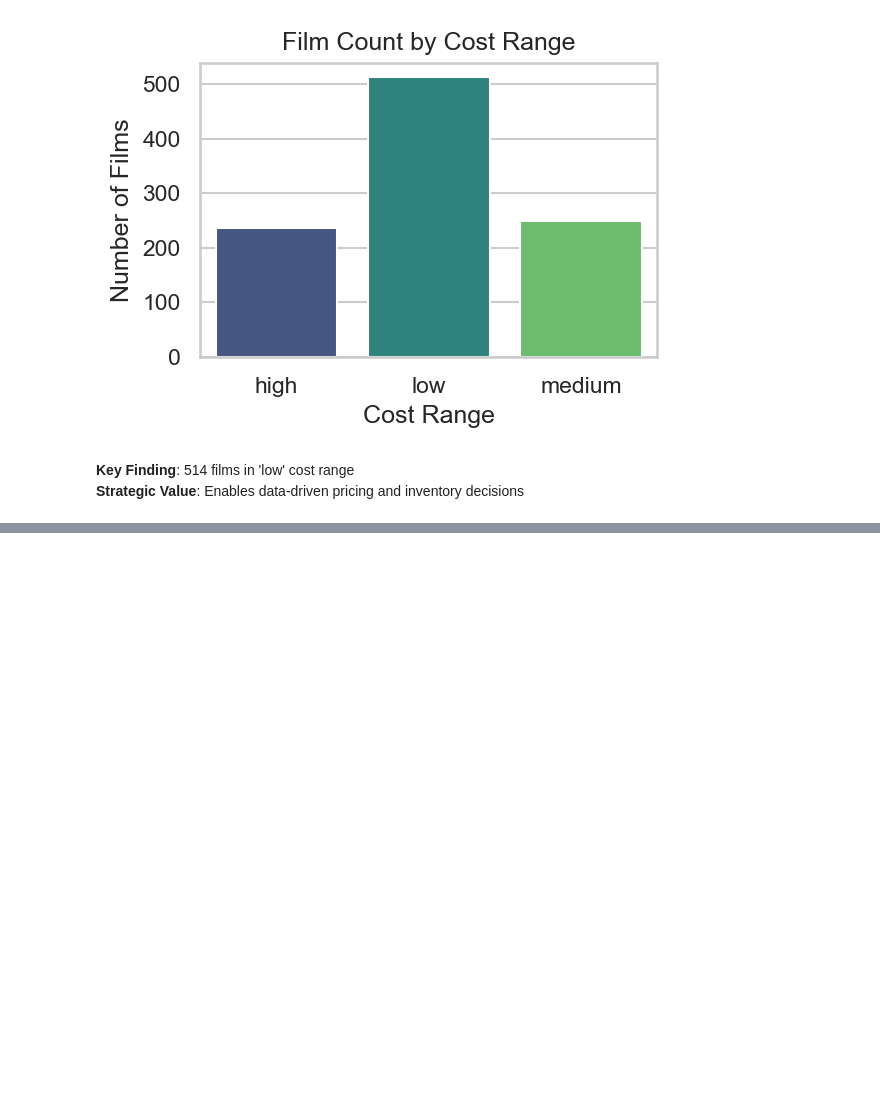
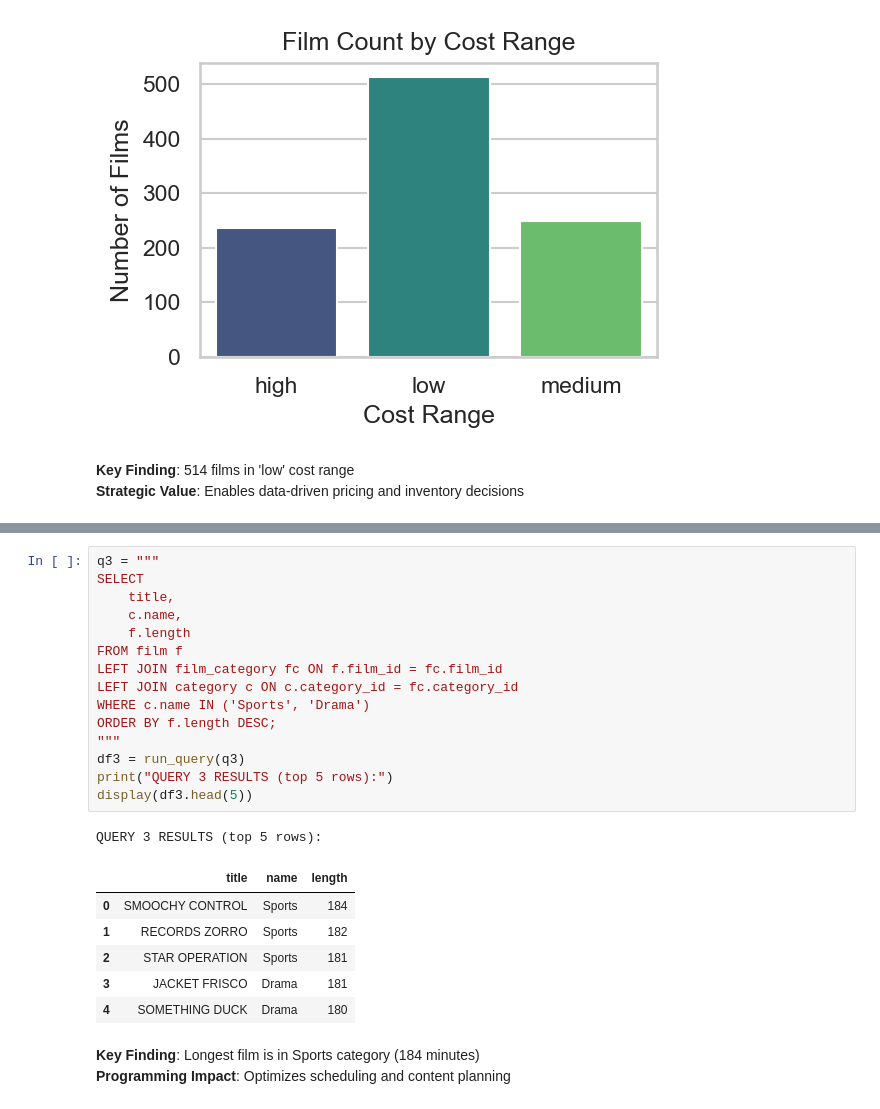
Before and after one commit to dr-ridwanoladipo/sql_business_analysis, a Jupyter notebook: business_analysis.ipynb, the cells around one changed output, grey strips where cells are left out. Saved outputs shown, nothing was run; the diff lists cells and outputs as text; blank space fills up the shorter version.

Commit message:
content analysis

```diff
--- a/business_analysis.ipynb
+++ b/business_analysis.ipynb
@@ -143,0 +150,26 @@ QUERY 2 RESULTS:
+# %%
+q3 = """
+SELECT
+    title,
+    c.name,
+    f.length
+FROM film f
+LEFT JOIN film_category fc ON f.film_id = fc.film_id
+LEFT JOIN category c ON c.category_id = fc.category_id
+WHERE c.name IN ('Sports', 'Drama')
+ORDER BY f.length DESC;
+"""
+df3 = run_query(q3)
+print("QUERY 3 RESULTS (top 5 rows):")
+display(df3.head(5))
+# %% [output]
+QUERY 3 RESULTS (top 5 rows):
+|  | title | name | length |
+| 0 | SMOOCHY CONTROL | Sports | 184 |
+| 1 | RECORDS ZORRO | Sports | 182 |
+| 2 | STAR OPERATION | Sports | 181 |
+| 3 | JACKET FRISCO | Drama | 181 |
+| 4 | SOMETHING DUCK | Drama | 180 |
+# %% [markdown]
+**Key Finding**: Longest film is in Sports category (184 minutes)
+**Programming Impact**: Optimizes scheduling and content planning
```
Also changed, not shown: parts of 1 cell of this notebook.
